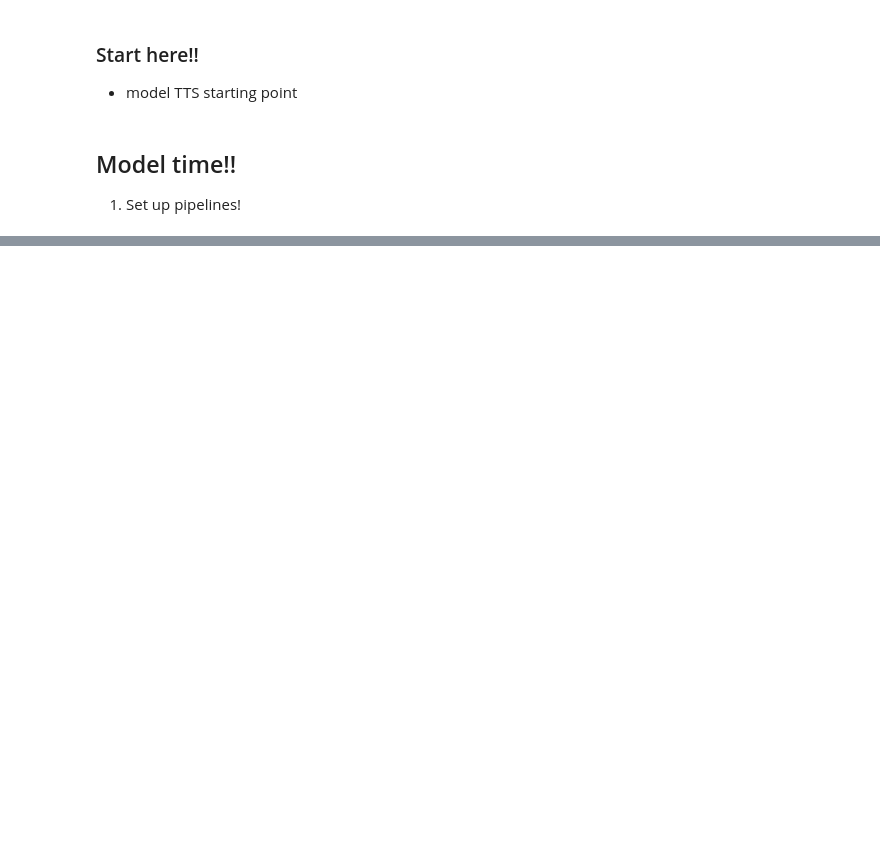
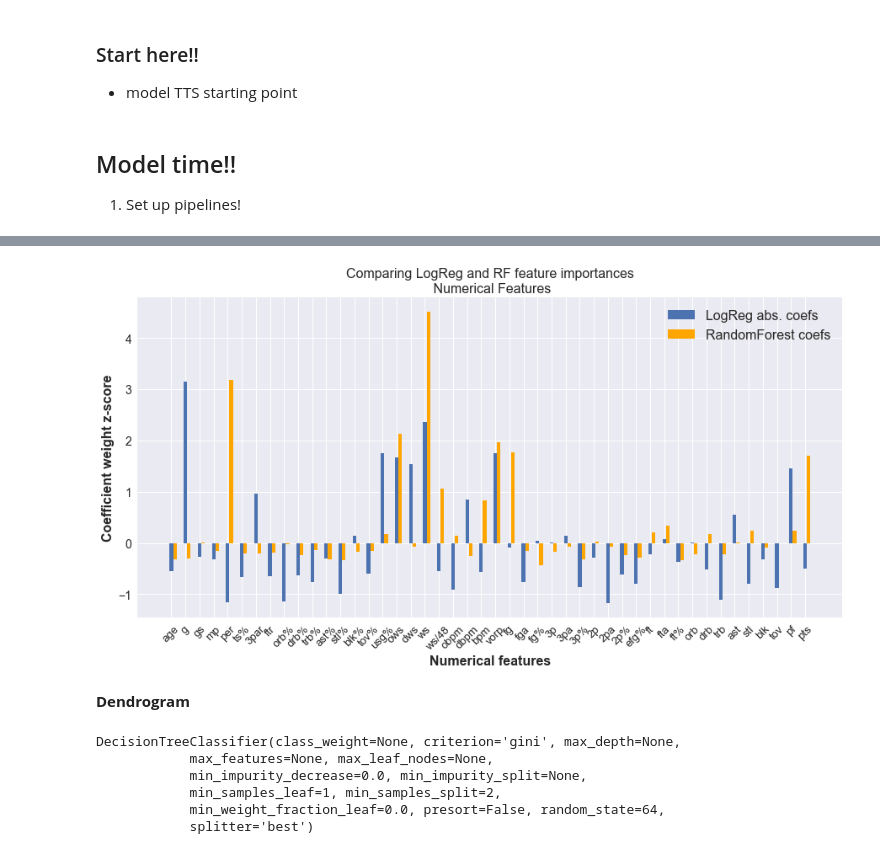
Before and after one commit to jquella/DSI_capstone, a Jupyter notebook: model_v1.ipynb, the cells around one changed output, grey strips where cells are left out. Drawn from its saved outputs; the diff is of its cells as text; code cells hidden in the pictures; blank space fills up the shorter version.

Commit message:
added holdout data, started MVP models, added some visualizations

```diff
--- a/model_v1.ipynb
+++ b/model_v1.ipynb
@@ -89,0 +337,2 @@ Hold shape (833, 57)
+# %%
+coefdf['abs_coef'] = coefdf['coef'].apply(lambda x: abs(x))
@@ -89,0 +423,3 @@ Hold shape (833, 57)
+# %%
+coefdf['rf_coefs'] = pipeline.named_steps['model'].feature_importances_
+coefdf.head()
@@ -89,0 +433,6 @@ Hold shape (833, 57)
+# %%
+# rename columns for clarity
+coefdf.rename(columns={'coef': 'logreg_coef', 'abs_coef':'logreg_abs_coef'}, inplace=True)
+# %%
+# create standardized version of DF for comparison, since coefs are on dif scales
+norm_coef = (coefdf - coefdf.mean()) / coefdf.std()
@@ -89,0 +554,27 @@ Hold shape (833, 57)
+# %%
+# can only compare LR_abs to RF b/c RF only has weight, not direction
+
+ticklocs = np.arange(0, norm_coef.loc[num_cols].shape[0])
+ticklabels = norm_coef.loc[num_cols].index
+
+fig, ax = plt.subplots(nrows=1, ncols=1, figsize=(15, 7));
+
+plt.bar(x = ticklocs, height=norm_coef.loc[num_cols, 'logreg_abs_coef'], label='LogReg abs. coefs',
+        width=0.25);
+
+plt.bar(x = ticklocs+0.25, height=norm_coef.loc[num_cols, 'rf_coefs'], label='RandomForest coefs',
+        width=0.25, color='orange');
+
+
+plt.xticks(ticklocs, ticklabels, rotation=45, fontsize=13);
+plt.tick_params('y', labelsize=14);
+
+plt.xlabel('Numerical features', fontsize=16, weight='bold')
+plt.ylabel('Coefficient weight z-score', fontsize=16, weight='bold')
+
+plt.legend(fontsize=16);
+plt.title('Comparing LogReg and RF feature importances\n Numerical Features', fontsize=16);
+# %% [output]
+[figure, added]
+# %% [markdown]
+**Dendrogram**
@@ -89,0 +586,10 @@ Hold shape (833, 57)
+# %%
+dt = DecisionTreeClassifier(random_state=64)
+dt.fit(X_train, y_train)
+# %% [output]
+DecisionTreeClassifier(class_weight=None, criterion='gini', max_depth=None,
+            max_features=None, max_leaf_nodes=None,
+            min_impurity_decrease=0.0, min_impurity_split=None,
+            min_samples_leaf=1, min_samples_split=2,
+            min_weight_fraction_leaf=0.0, presort=False, random_state=64,
+            splitter='best')
```
Also changed, not shown: parts of 84 cells of this notebook, 5 other files.
